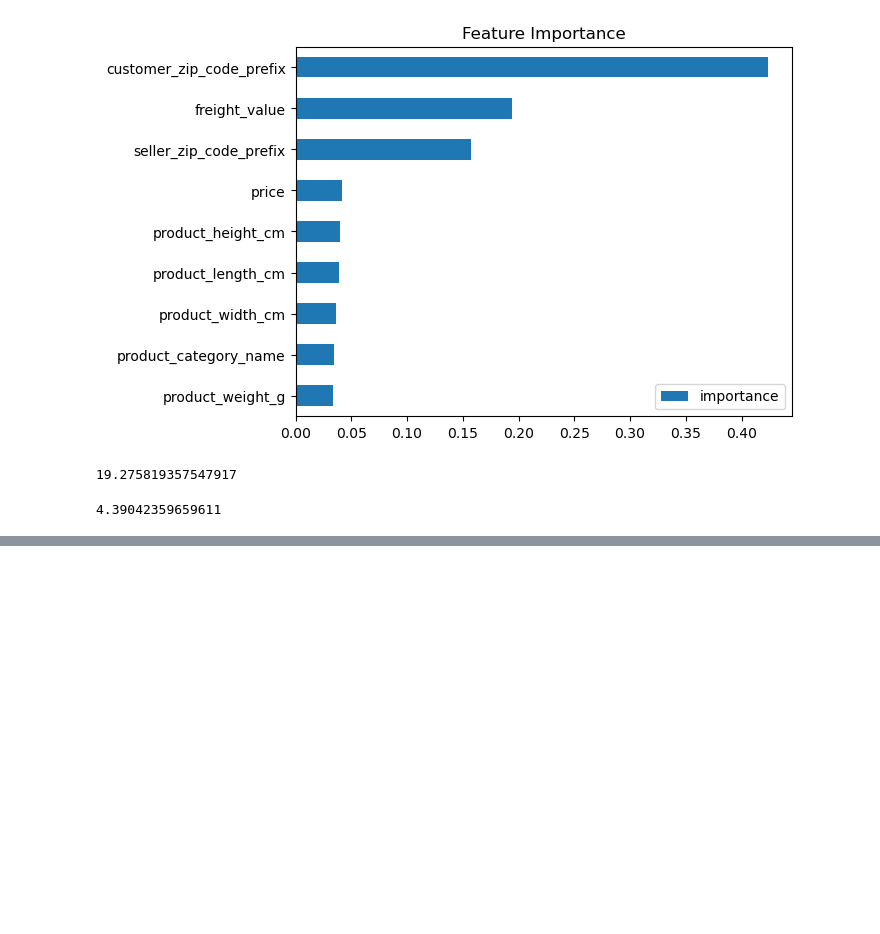
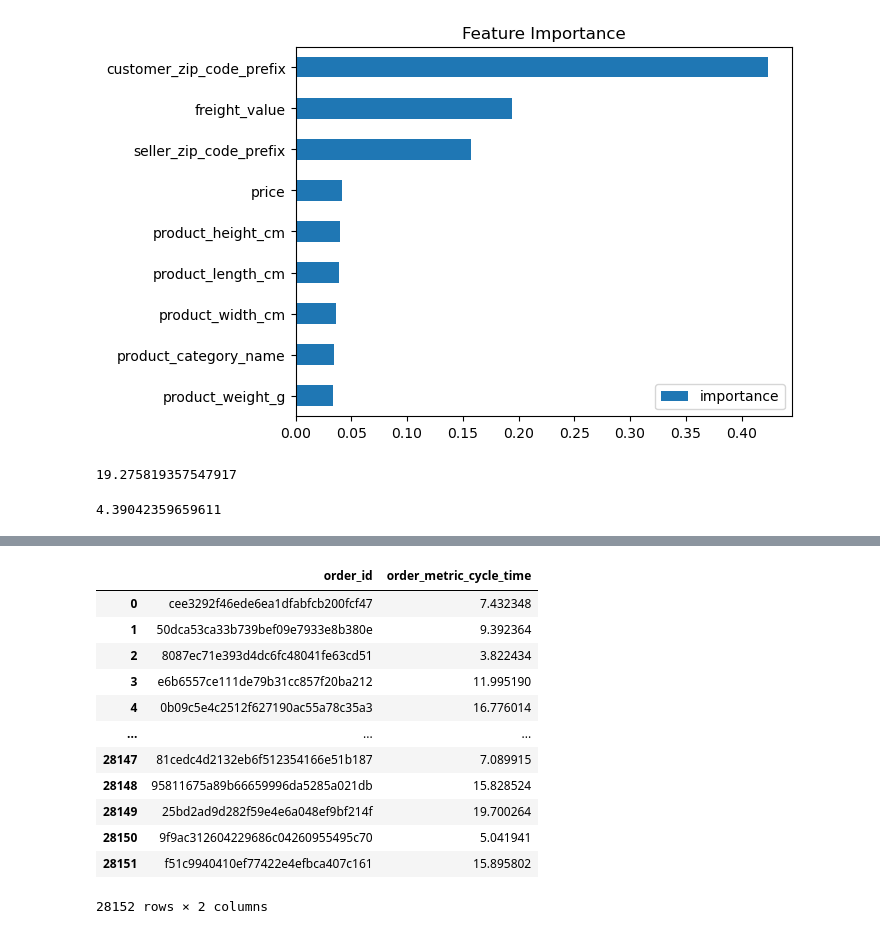
Before and after one commit to mateusono1/De-Company, a Jupyter notebook: Modelos/XGBoost.ipynb, the cells around one changed output, grey strips where cells are left out. Cells and saved outputs as stored; diff of their text form; code cells hidden in the pictures; blank space fills up the shorter version.

```diff
--- a/Modelos/XGBoost.ipynb
+++ b/Modelos/XGBoost.ipynb
@@ -97,0 +145,24 @@ print(rmse)
+# %%
+y_kaggle=reg.predict(x_kaggle)
+# %%
+original=pd.read_csv("../Data/csv_Kaggle.csv")
+# %%
+original["order_metric_cycle_time"]=y_kaggle
+# %%
+original.drop(columns=["customer_id","order_purchase_timestamp","order_approved_at"],inplace=True)
+# %%
+original
+# %% [output]
+|  | order_id | order_metric_cycle_time |
+| 0 | cee3292f46ede6ea1dfabfcb200fcf47 | 7.432348 |
+| 1 | 50dca53ca33b739bef09e7933e8b380e | 9.392364 |
+| 2 | 8087ec71e393d4dc6fc48041fe63cd51 | 3.822434 |
+| 3 | e6b6557ce111de79b31cc857f20ba212 | 11.995190 |
+| 4 | 0b09c5e4c2512f627190ac55a78c35a3 | 16.776014 |
+| ... | ... | ... |
+| 28147 | 81cedc4d2132eb6f512354166e51b187 | 7.089915 |
+| 28148 | 95811675a89b66659996da5285a021db | 15.828524 |
+| 28149 | 25bd2ad9d282f59e4e6a048ef9bf214f | 19.700264 |
+| 28150 | 9f9ac312604229686c04260955495c70 | 5.041941 |
+| 28151 | f51c9940410ef77422e4efbca407c161 | 15.895802 |
+28152 rows × 2 columns
```
Also changed, not shown: parts of 9 cells of this notebook, 5 other files.
